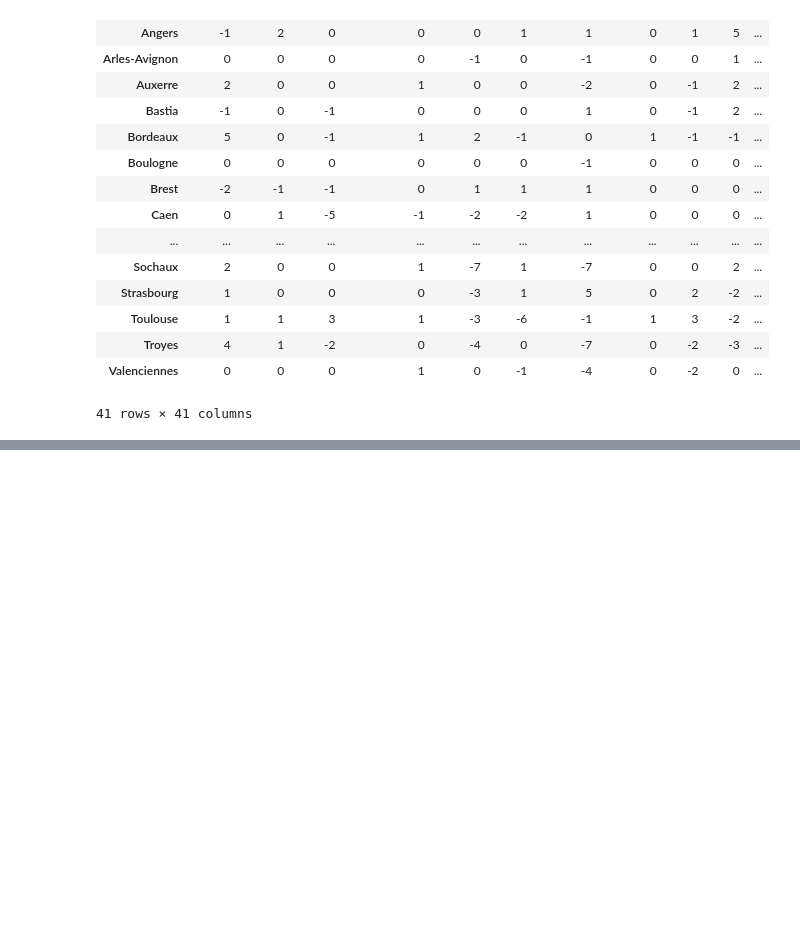
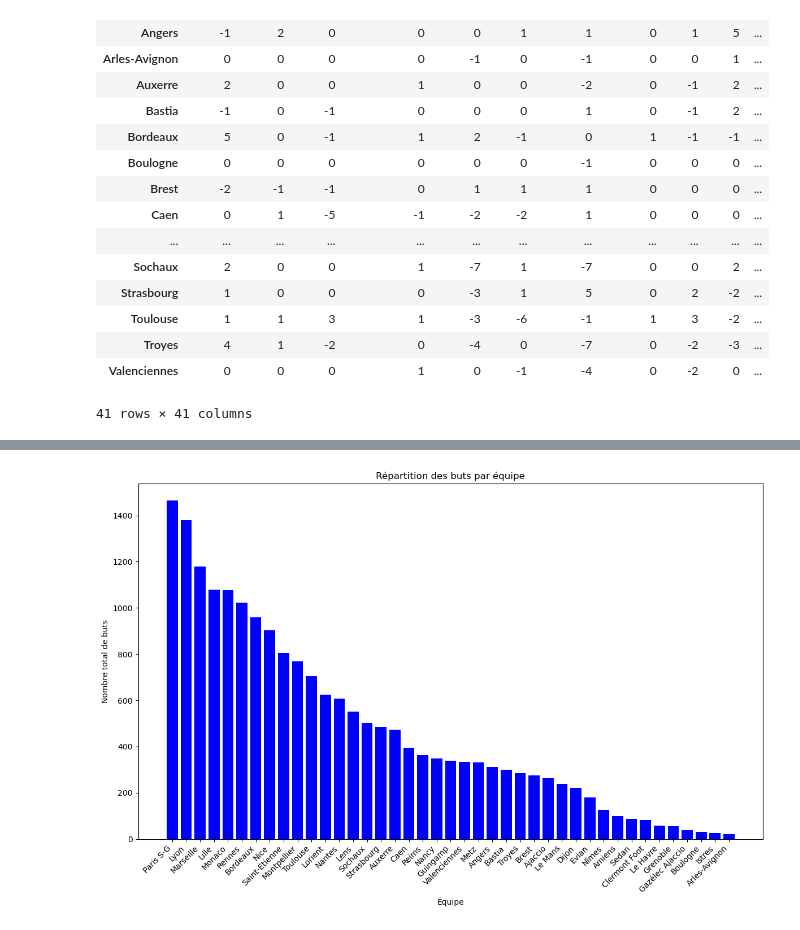
Before and after one commit to alexandreviard/Ligue1Predictor, a Jupyter notebook: 1ère approche.ipynb, the cells around one changed output, grey strips where cells are left out. Saved outputs shown, nothing was run; the diff lists cells and outputs as text; code cells hidden in the pictures; blank space fills up the shorter version.

```diff
--- a/1ère approche.ipynb
+++ b/1ère approche.ipynb
@@ -422,0 +401,15 @@ https://gist.github.com/mwaskom/de44147ed2974457ad6372750bbe5751
+# %%
+buts_par_equipe = dataframe_final.groupby('Equipe 1')['Buts Equipe 1'].sum().reset_index()
+
+buts_par_equipe = buts_par_equipe.sort_values(by='Buts Equipe 1', ascending=False)
+
+plt.figure(figsize=(12, 8))
+plt.bar(buts_par_equipe['Equipe 1'], buts_par_equipe['Buts Equipe 1'], color='blue')
+plt.title('Répartition des buts par équipe')
+plt.xlabel('Équipe')
+plt.ylabel('Nombre total de buts')
+plt.xticks(rotation=45, ha='right')
+plt.tight_layout()
+plt.show()
+# %% [output]
+[figure, added]
```
Also changed, not shown: parts of 23 cells of this notebook, 1 other file.
